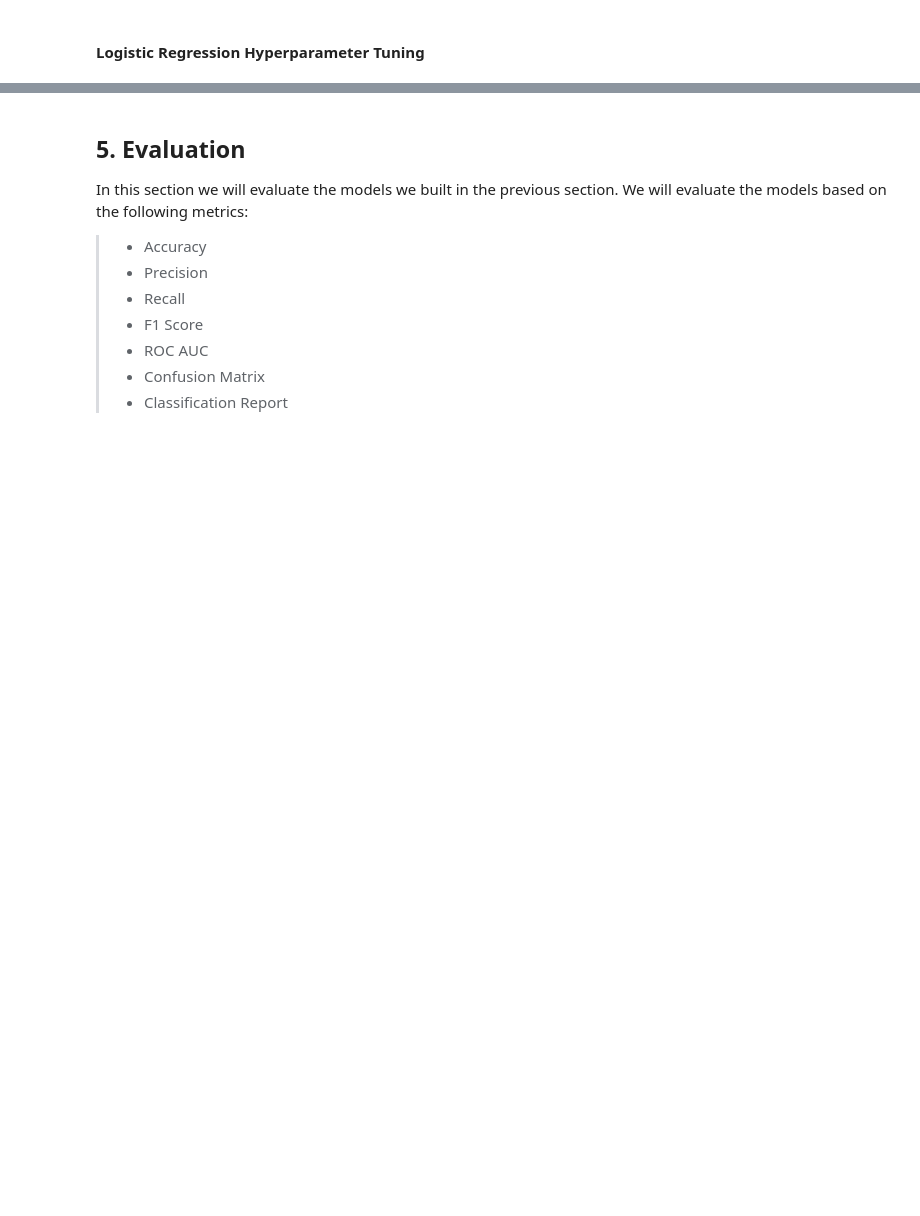
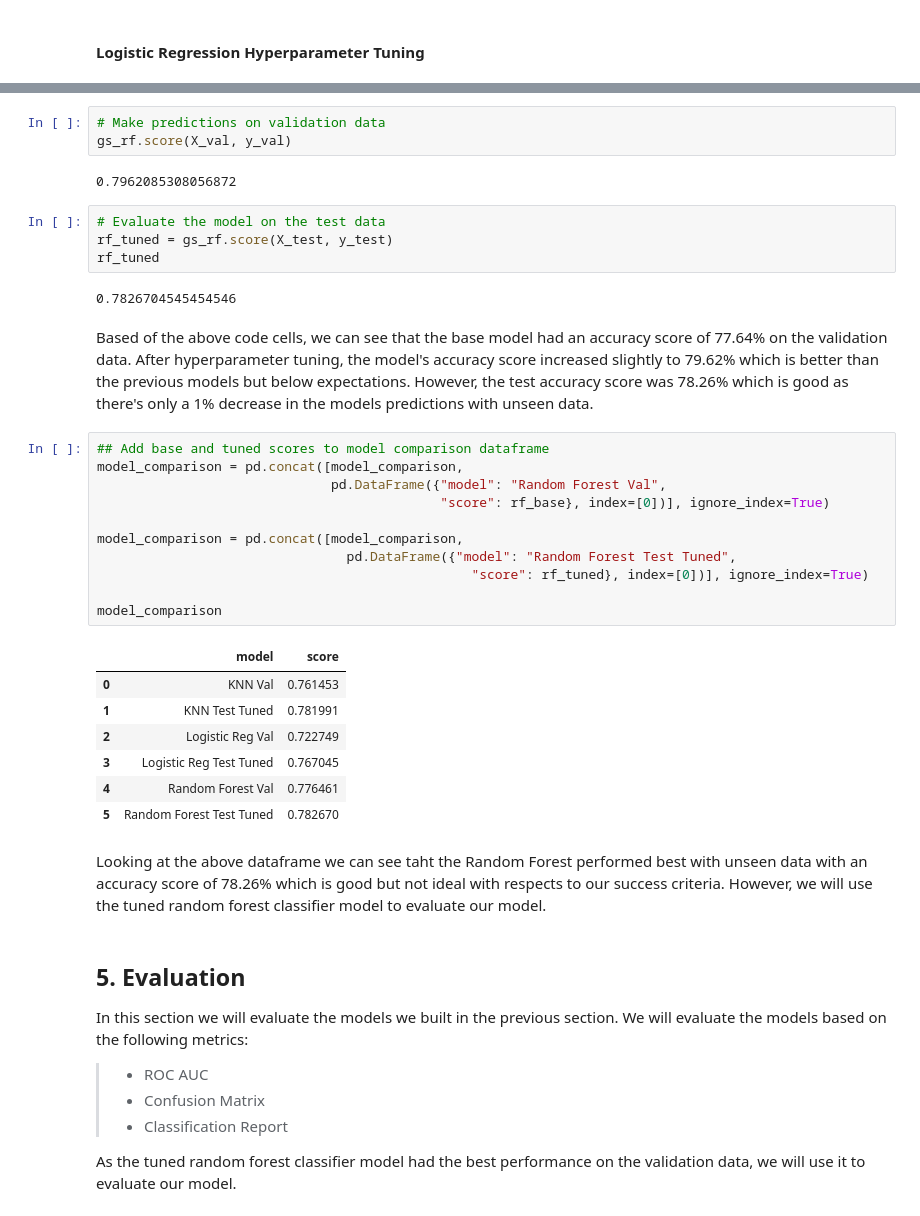
Before and after one commit to rongachoka/Customer_Churn_Analysis_EDA, a Jupyter notebook: index.ipynb, the cells around one changed output, grey strips where cells are left out. Drawn from its saved outputs; the diff is of its cells as text; blank space fills up the shorter version.

```diff
--- a/index.ipynb
+++ b/index.ipynb
@@ -1203,11 +1265,44 @@ AttributeError: 'DataFrame' object has no attribute 'append'
+# %%
+# Make predictions on validation data
+gs_rf.score(X_val, y_val)
+# %% [output]
+0.7962085308056872
+# %%
+# Evaluate the model on the test data
+rf_tuned = gs_rf.score(X_test, y_test)
+rf_tuned
+# %% [output]
+0.7826704545454546
+# %% [markdown]
+Based of the above code cells, we can see that the base model had an accuracy score of 77.64% on the validation data. After hyperparameter tuning, the model's accuracy score increased slightly to 79.62% which is better than the previous models but below expectations. However, the test accuracy score was 78.26% which is good as there's only a 1% decrease in the models predictions with unseen data.
+# %%
+## Add base and tuned scores to model comparison dataframe
+model_comparison = pd.concat([model_comparison,
+                              pd.DataFrame({"model": "Random Forest Val",
+                                            "score": rf_base}, index=[0])], ignore_index=True)
+
+model_comparison = pd.concat([model_comparison,
+                                pd.DataFrame({"model": "Random Forest Test Tuned",
+                                                "score": rf_tuned}, index=[0])], ignore_index=True)
+
+model_comparison
+# %% [output]
+|  | model | score |
+| 0 | KNN Val | 0.761453 |
+| 1 | KNN Test Tuned | 0.781991 |
+| 2 | Logistic Reg Val | 0.722749 |
+| 3 | Logistic Reg Test Tuned | 0.767045 |
+| 4 | Random Forest Val | 0.776461 |
+| 5 | Random Forest Test Tuned | 0.782670 |
+# %% [markdown]
+Looking at the above dataframe we can see taht the Random Forest performed best with unseen data with an accuracy score of 78.26% which is good but not ideal with respects to our success criteria. However, we will use the tuned random forest classifier model to evaluate our model.
 # %% [markdown]
 ## 5. Evaluation
 
 In this section we will evaluate the models we built in the previous section. We will evaluate the models based on the following metrics:
-> - Accuracy
-> - Precision
-> - Recall
-> - F1 Score
+
 > - ROC AUC
 > - Confusion Matrix
 > - Classification Report
+
+As the tuned random forest classifier model had the best performance on the validation data, we will use it to evaluate our model.
```
Also changed, not shown: parts of 37 cells of this notebook, 2 other files.
